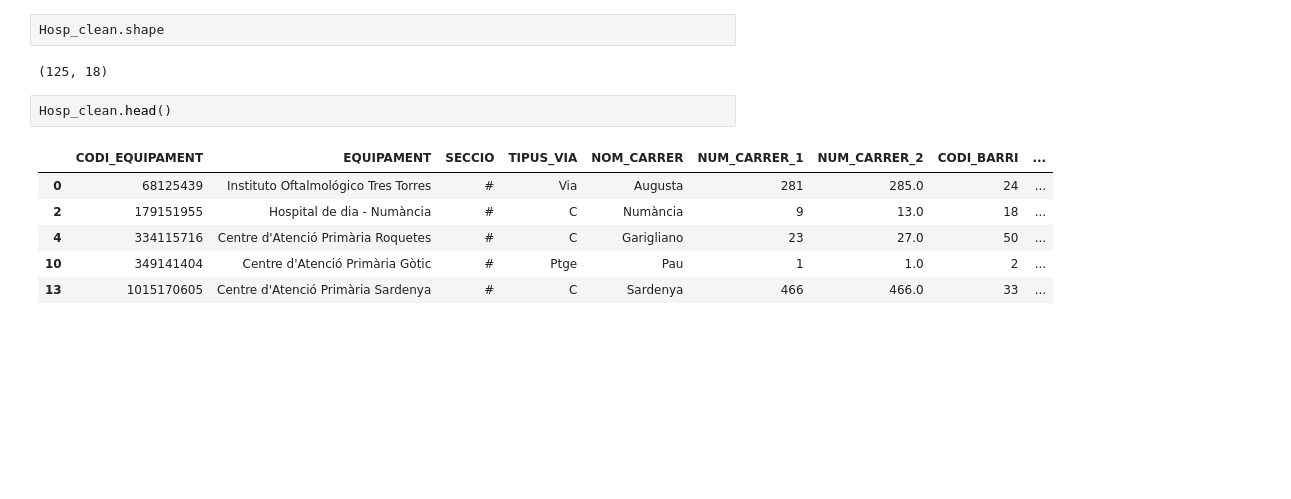
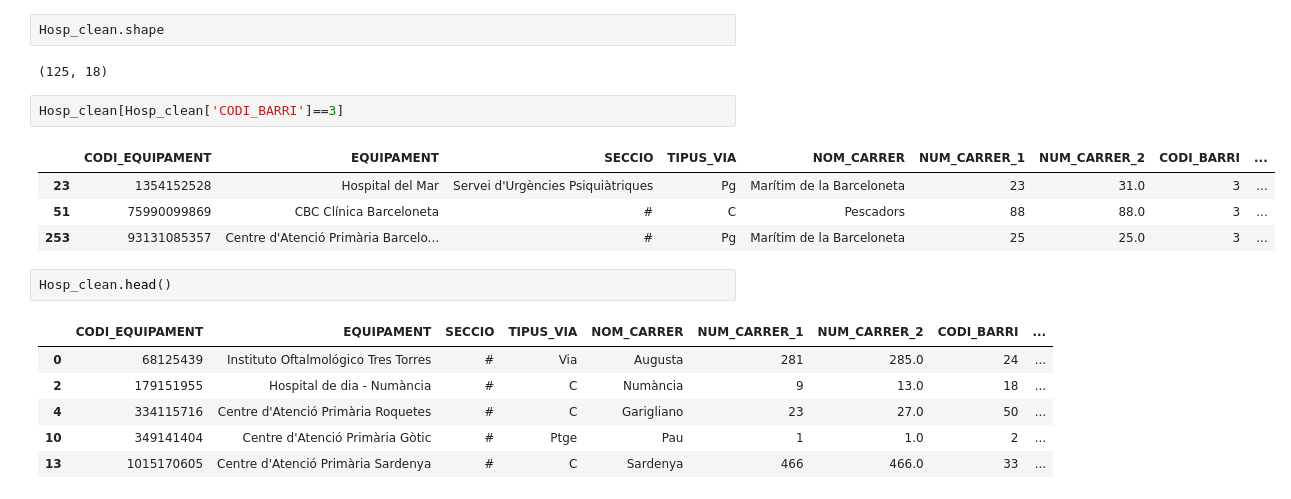
Before and after one commit to Fzaplana/Green-Start, a Jupyter notebook: Hpsp_4.ipynb, the cells around one changed output. Cells and saved outputs as stored; diff of their text form; blank space fills up the shorter version.

```diff
--- a/Hpsp_4.ipynb
+++ b/Hpsp_4.ipynb
@@ -238,6 +231,13 @@ memory usage: 18.6+ KB
 Hosp_clean.shape
 # %% [output]
 (125, 18)
+# %%
+Hosp_clean[Hosp_clean['CODI_BARRI']==3]
+# %% [output]
+|  | CODI_EQUIPAMENT | EQUIPAMENT | SECCIO | TIPUS_VIA | NOM_CARRER | NUM_CARRER_1 | NUM_CARRER_2 | CODI_BARRI | ... |
+| 23 | 1354152528 | Hospital del Mar | Servei d'Urgències Psiquiàtriques | Pg | Marítim de la Barceloneta | 23 | 31.0 | 3 | ... |
+| 51 | 75990099869 | CBC Clínica Barceloneta | # | C | Pescadors | 88 | 88.0 | 3 | ... |
+| 253 | 93131085357 | Centre d'Atenció Primària Barcelo... | # | Pg | Marítim de la Barceloneta | 25 | 25.0 | 3 | ... |
 # %%
 Hosp_clean.head()
 # %% [output]
```
Also changed, not shown: parts of 16 cells of this notebook.
